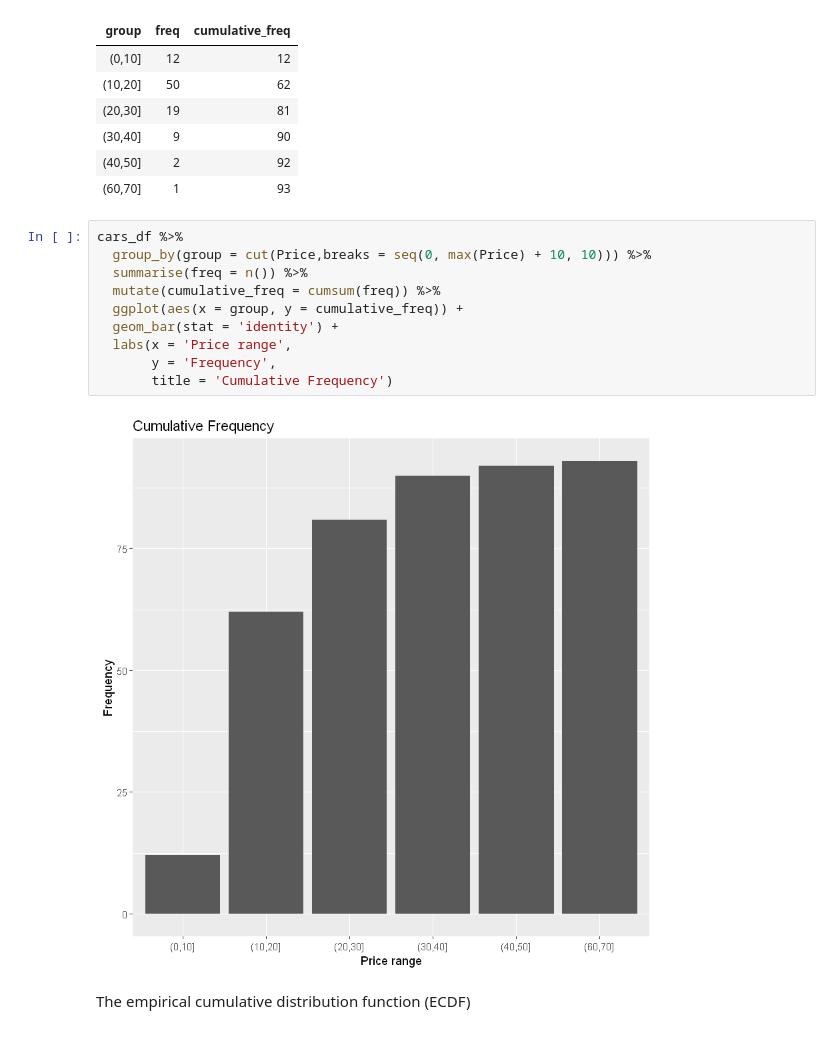
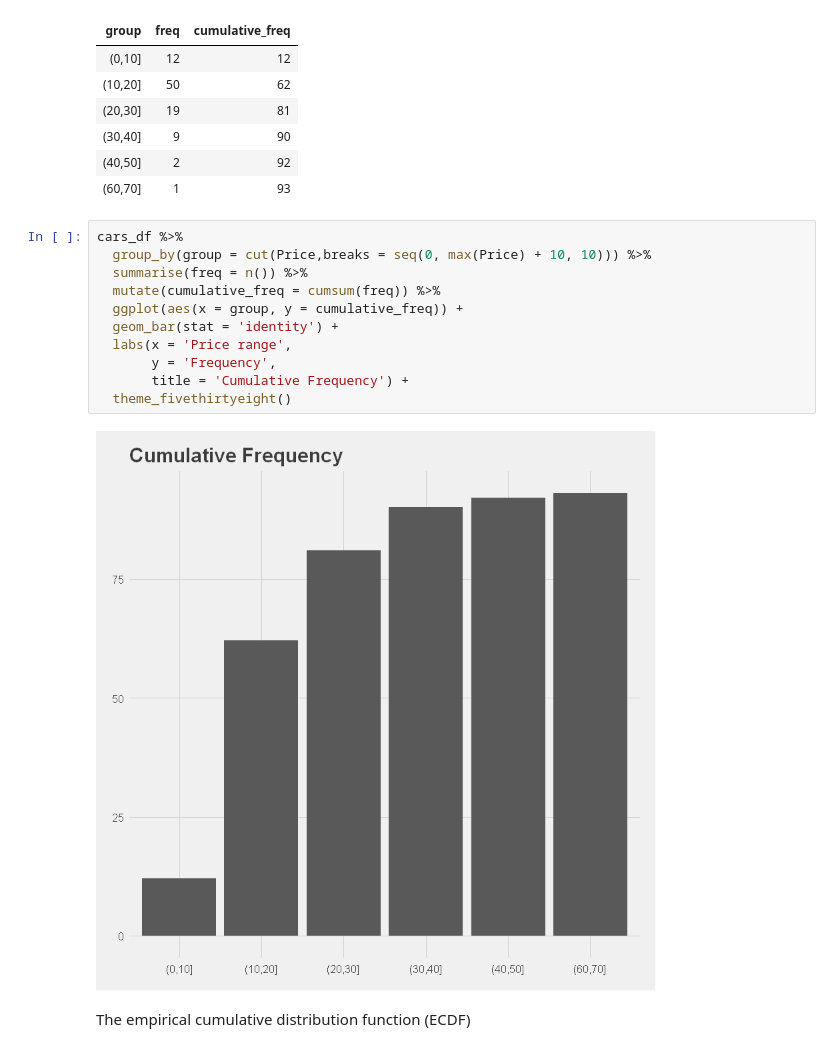
Before and after one commit to codingfinance/Statistical_Analysis_with_R, a Jupyter notebook: 07-Summarize_data.ipynb, the cells around one changed output. Drawn from its saved outputs; the diff is of its cells as text.

```diff
--- a/07-Summarize_data.ipynb
+++ b/07-Summarize_data.ipynb
@@ -182,15 +182,16 @@ cars_df %>%
 # %%
 cars_df %>%
   group_by(group = cut(Price,breaks = seq(0, max(Price) + 10, 10))) %>%
   summarise(freq = n()) %>%
   mutate(cumulative_freq = cumsum(freq)) %>%
   ggplot(aes(x = group, y = cumulative_freq)) +
   geom_bar(stat = 'identity') +
   labs(x = 'Price range',
        y = 'Frequency',
-       title = 'Cumulative Frequency')
+       title = 'Cumulative Frequency') +
+  theme_fivethirtyeight()
 # %% [output]
-[figure, old version]
+[figure, new version]
 # %% [markdown]
 The empirical cumulative distribution function (ECDF)
 # %% [markdown]
```
Also changed, not shown: parts of 3 cells of this notebook, 3 other files.
